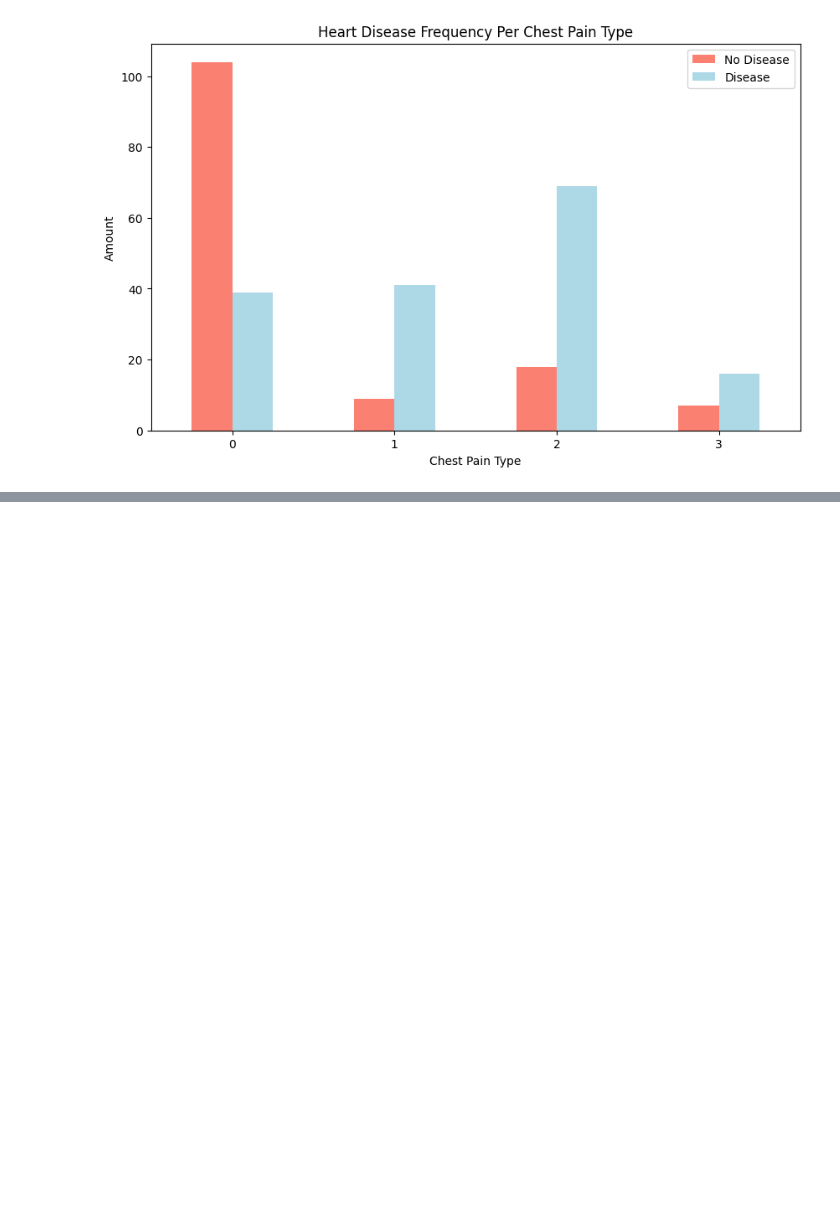
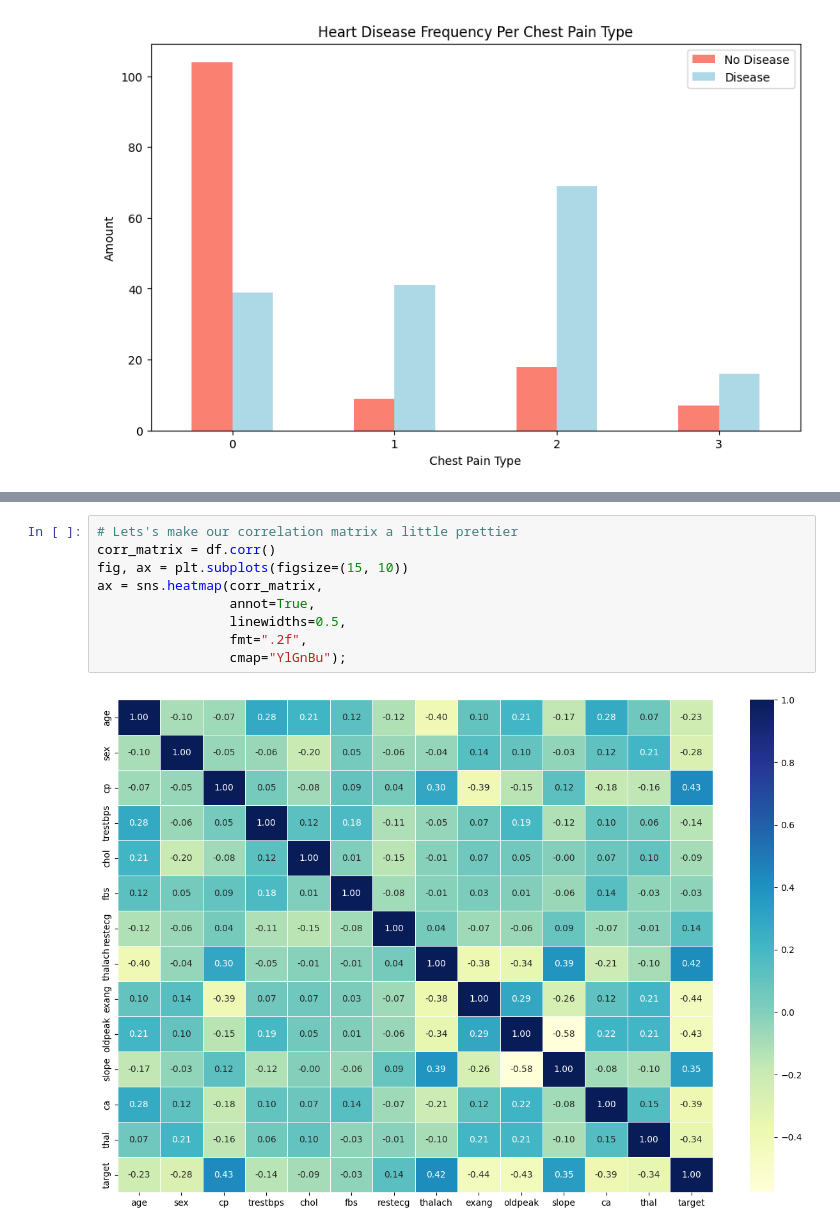
Before and after one commit to Mohammed-100700/Heart-Disease-Classification-using-ML, a Jupyter notebook: end-to-end-heart-disease-classification.ipynb, the cells around one changed output, grey strips where cells are left out. Saved outputs shown, nothing was run; the diff lists cells and outputs as text; blank space fills up the shorter version.

```diff
--- a/end-to-end-heart-disease-classification.ipynb
+++ b/end-to-end-heart-disease-classification.ipynb
@@ -267,0 +296,11 @@ plt.xticks(rotation=0);
+# %%
+# Lets's make our correlation matrix a little prettier
+corr_matrix = df.corr()
+fig, ax = plt.subplots(figsize=(15, 10))
+ax = sns.heatmap(corr_matrix,
+                 annot=True,
+                 linewidths=0.5,
+                 fmt=".2f",
+                 cmap="YlGnBu");
+# %% [output]
+[figure, added]
```
Also changed, not shown: parts of 2 cells of this notebook.
